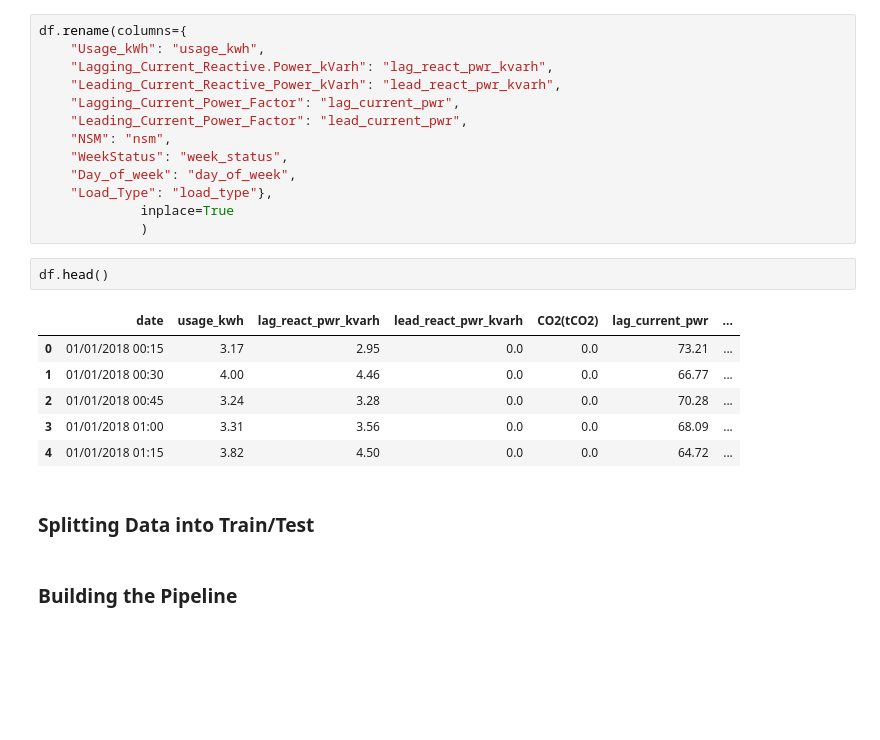
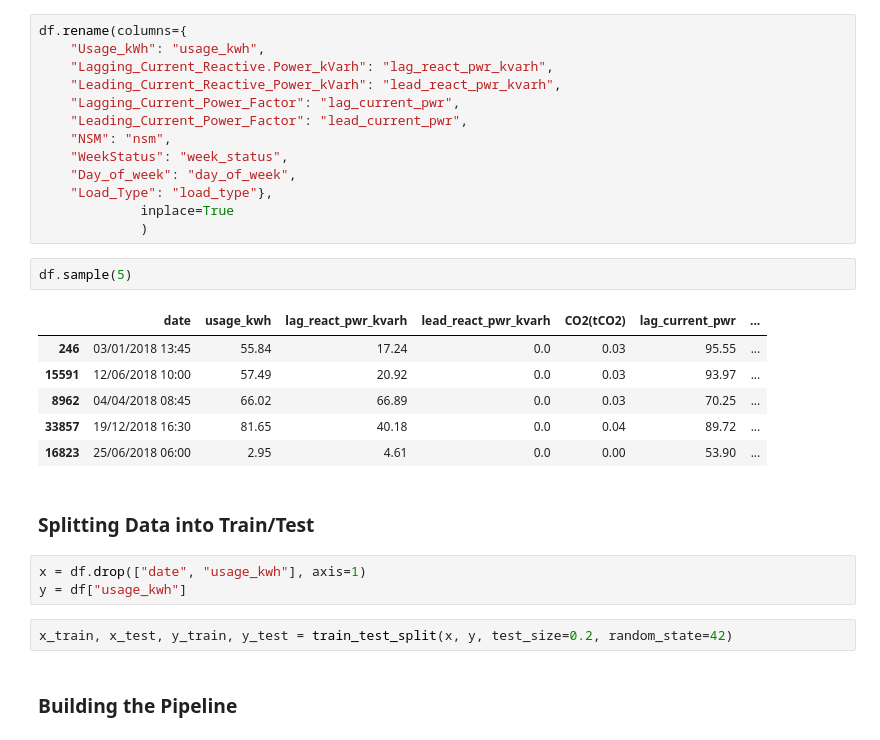
Before and after one commit to zaccowan/MLA_ZSC, a Jupyter notebook: MLA3_ZSC.ipynb, the cells around one changed output. Cells and saved outputs as stored; diff of their text form; blank space fills up the shorter version.

```diff
--- a/MLA3_ZSC.ipynb
+++ b/MLA3_ZSC.ipynb
@@ -155,16 +201,21 @@ df.rename(columns={
     "Load_Type": "load_type"},
              inplace=True
              )
-# %%
-df.head()
-# %% [output]
-|  | date | usage_kwh | lag_react_pwr_kvarh | lead_react_pwr_kvarh | CO2(tCO2) | lag_current_pwr | ... |
-| 0 | 01/01/2018 00:15 | 3.17 | 2.95 | 0.0 | 0.0 | 73.21 | ... |
-| 1 | 01/01/2018 00:30 | 4.00 | 4.46 | 0.0 | 0.0 | 66.77 | ... |
-| 2 | 01/01/2018 00:45 | 3.24 | 3.28 | 0.0 | 0.0 | 70.28 | ... |
-| 3 | 01/01/2018 01:00 | 3.31 | 3.56 | 0.0 | 0.0 | 68.09 | ... |
-| 4 | 01/01/2018 01:15 | 3.82 | 4.50 | 0.0 | 0.0 | 64.72 | ... |
+# %%
+df.sample(5)
+# %% [output]
+|  | date | usage_kwh | lag_react_pwr_kvarh | lead_react_pwr_kvarh | CO2(tCO2) | lag_current_pwr | ... |
+| 246 | 03/01/2018 13:45 | 55.84 | 17.24 | 0.0 | 0.03 | 95.55 | ... |
+| 15591 | 12/06/2018 10:00 | 57.49 | 20.92 | 0.0 | 0.03 | 93.97 | ... |
+| 8962 | 04/04/2018 08:45 | 66.02 | 66.89 | 0.0 | 0.03 | 70.25 | ... |
+| 33857 | 19/12/2018 16:30 | 81.65 | 40.18 | 0.0 | 0.04 | 89.72 | ... |
+| 16823 | 25/06/2018 06:00 | 2.95 | 4.61 | 0.0 | 0.00 | 53.90 | ... |
 # %% [markdown]
 ### Splitting Data into Train/Test
+# %%
+x = df.drop(["date", "usage_kwh"], axis=1)
+y = df["usage_kwh"]
+# %%
+x_train, x_test, y_train, y_test = train_test_split(x, y, test_size=0.2, random_state=42)
 # %% [markdown]
 ### Building the Pipeline
```
Also changed, not shown: parts of 19 cells of this notebook.
